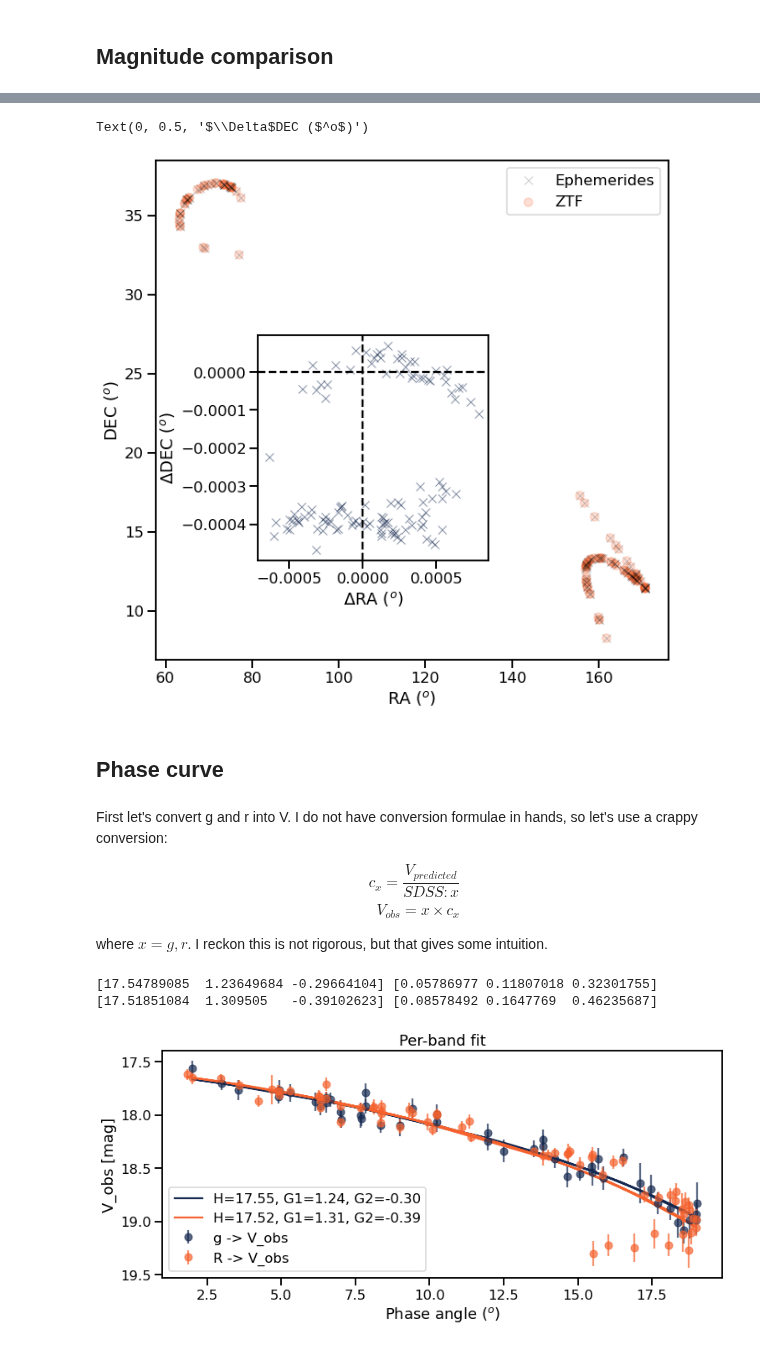
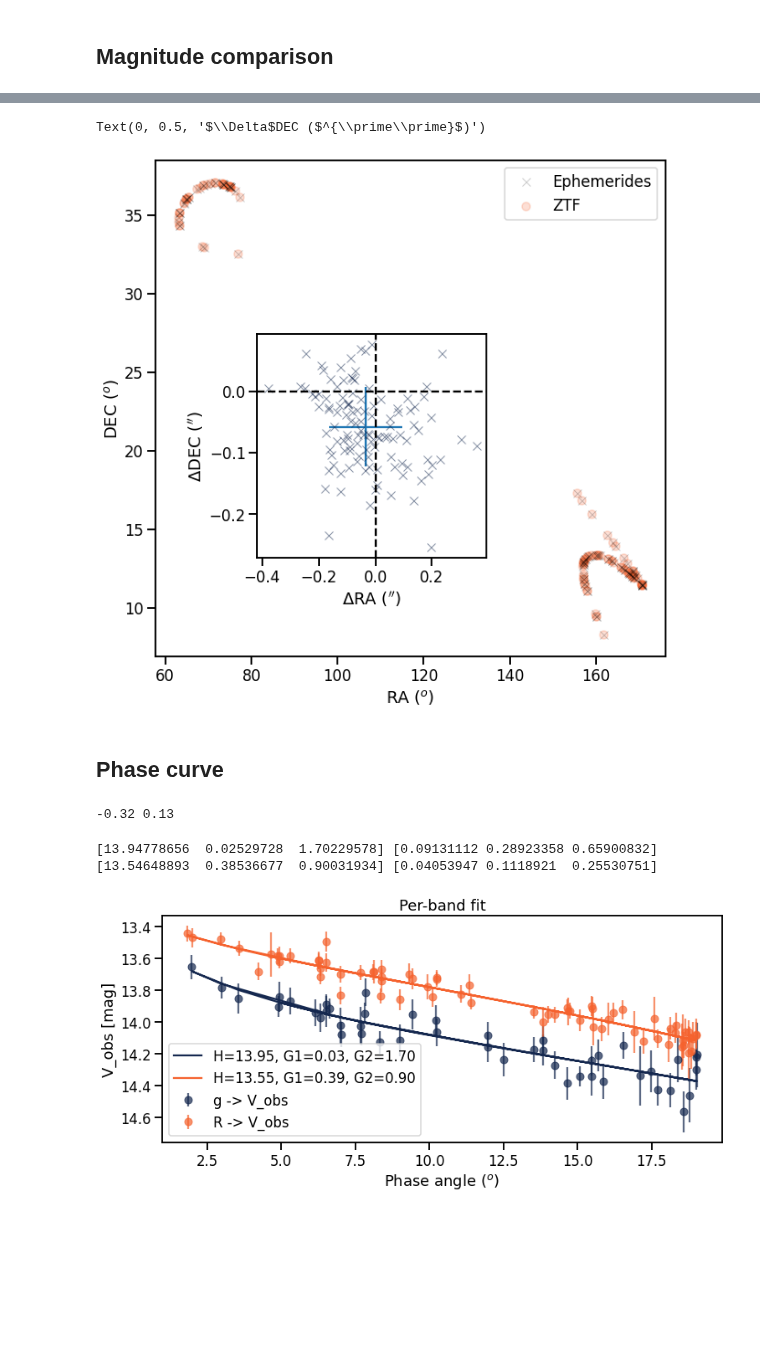
Before and after one commit to astrolabsoftware/fink-tutorials, a Jupyter notebook: sso/fink_sso_imcce.ipynb, the cells around one changed output, grey strips where cells are left out. Saved outputs shown, nothing was run; the diff lists cells and outputs as text; code cells hidden in the pictures; blank space fills up the shorter version.

```diff
--- a/sso/fink_sso_imcce.ipynb
+++ b/sso/fink_sso_imcce.ipynb
@@ -64,6 +76,15 @@ def lin_fit(x, a, b):
     """ Linear function ax + b
     """
     return a*x + b
+
+def sine_fit(x, a, b):
+    """ Sinusoidal function a*sin( 2*(x-b) )
+    :x: float - in degrees
+    :a: float - Amplitude
+    :b: float - Phase offset
+
+    """
+    return a*np.sin( 2*np.radians(x-b) )
 # %% [markdown]
 Let's define some constants:
 # %%
@@ -102,9 +123,8 @@ fink = sso[cols]
 # %%
 # Query ephemerides
 start_t = time.time()
-eph = miriade(ssname, fink['i:jd'] )
+eph = miriade(ssname, fink['i:jd'], observer='I41' )
 end_t = time.time()
-
 print(f"This took {end_t - start_t:.3} seconds.")
 
 sc = SkyCoord(eph['RA'], eph['DEC'], unit=(u.deg, u.deg) )
@@ -113,6 +133,17 @@ eph = eph.drop(columns=['RA','DEC'])
 eph['RA'] = sc.ra.value*15
 eph['Dec'] = sc.dec.value
 
+# Add Ecliptic coordinates
+eph_ec = miriade(ssname, fink['i:jd'], rplane='2' )
+
+sc = SkyCoord(eph_ec['Longitude'], eph_ec['Latitude'], unit=(u.deg, u.deg) )
+eph['Longitude'] = sc.ra.value
+eph['Latitude'] = sc.dec.value
+
+
 # Merge fink & Eph
 info = pd.concat( [eph, fink], axis=1 )
+
+# Compute magnitude reduced to unit distance
+info['i:magpsf_red'] = info['i:magpsf'] - 5*np.log10( info['Dobs']*info['Dhelio'] )
 # %% [output]
@@ -227,27 +247,27 @@ ax.set_ylabel('DEC ($^o$)')
 
 axins = ax.inset_axes([0.2, 0.2, 0.45, 0.45])
 
-axins.plot(sso['i:ra'] - eph.RA, sso['i:dec']- eph.Dec, ls='', color=colors[0], marker='x', alpha=0.5)
+deltaRAcosDEC = (sso['i:ra'] - eph.RA)*np.cos(np.radians(sso['i:dec']))*3600
+deltaDEC = (sso['i:dec']- eph.Dec)*3600
+axins.plot( deltaRAcosDEC, deltaDEC, ls='', color=colors[0], marker='x', alpha=0.5)
+axins.errorbar( np.mean(deltaRAcosDEC), np.mean(deltaDEC), xerr=np.std(deltaRAcosDEC), yerr=np.std(deltaDEC) )
 axins.axhline(0, ls='--', color='black')
 axins.axvline(0, ls='--', color='black')
-axins.set_xlabel(r'$\Delta$RA ($^o$)')
-axins.set_ylabel(r'$\Delta$DEC ($^o$)')
+axins.set_xlabel(r'$\Delta$RA ($^{\prime\prime}$)')
+axins.set_ylabel(r'$\Delta$DEC ($^{\prime\prime}$)')
 # %% [output]
-Text(0, 0.5, '$\\Delta$DEC ($^o$)')
+Text(0, 0.5, '$\\Delta$DEC ($^{\\prime\\prime}$)')
-[figure, old version]
+[figure, new version]
 # %% [markdown]
 ## Phase curve
-# %% [markdown]
-First let's convert g and r into V. I do not have conversion formulae in hands, so let's use a crappy conversion:
-
-$$
-\begin{align}
-c_{x} = \dfrac{V_{predicted}}{SDSS:x} \\
-V_{obs} = x \times c_x
-\end{align}
-$$
-
-where $x=g, r$. I reckon this is not rigorous, but that gives some intuition.
+# %%
+# SSO Color index
+# BCa: I will prepare LSST/ZTF colors to have them at hand
+V_minus_g = -0.32
+V_minus_r = 0.13
+print(V_minus_g, V_minus_r)
+# %% [output]
+-0.32 0.13
 # %%
 def phi1(alpha):
     """ simple form only
@@ -265,7 +285,7 @@ def phi3(alpha):
     return 1 - np.exp(-4 * np.pi * np.tan(alpha / 2)**(2./3))
 
 def V(alpha, H, G1, G2):
-    """ Shall we incorporate the distance?
+    """ Only phase part
     """
     return H - 2.5 * np.log10(G1 * phi1(alpha) + G2 * phi2(alpha) + (1 - G1 - G2) * phi3(alpha))
 # %%
@@ -274,40 +294,43 @@ fig, ax = plt.subplots(figsize=(12, 5))
 for i,f in enumerate(filts):
     cond = info['i:fid']==f
 
-    # stupid conversion
-    conv = (info['VMag'] / info['SDSS:{}'.format(filters[f].lower())])[cond]
+    # Color conversion
+    if filters[f]=='g':
+        color_sso = V_minus_g
+    else:
+        color_sso = V_minus_r
 
-    popt, pcov = curve_fit(V, np.deg2rad(info.loc[cond,'Phase']), info.loc[cond,'i:magpsf'] * conv)
+    popt, pcov = curve_fit(V, np.deg2rad(info.loc[cond,'Phase']), info.loc[cond,'i:magpsf_red'] + color_sso)
     perr = np.sqrt(np.diag(pcov))
     print(popt, perr)
 
     ax.errorbar(
         info.loc[cond,'Phase'],
-        info.loc[cond,'i:magpsf'] * conv,
+        info.loc[cond,'i:magpsf_red'] + color_sso,
         yerr=info.loc[cond,'i:sigmapsf'],
         label='{:} -> V_obs'.format(filters[f]),
         linestyle='None',
         marker='o',
         color=colors[i],
         alpha=0.7
     )
 
     ax.plot(
         info.loc[cond,'Phase'],
         V(np.deg2rad(info.loc[cond,'Phase']), *popt),
         label='H={:.2f}, G1={:.2f}, G2={:.2f}'.format(*popt),
         color=colors[i]
     )
 
 ax.legend(loc='best')
 ax.set_ylim(ax.get_ylim()[::-1])
 ax.set_xlabel('Phase angle ($^o$)')
 ax.set_ylabel('V_obs [mag]')
 ax.set_title('Per-band fit');
 # %% [output]
-[17.54789085  1.23649684 -0.29664104] [0.05786977 0.11807018 0.32301755]
-[17.51851084  1.309505   -0.39102623] [0.08578492 0.1647769  0.46235687]
+[13.94778656  0.02529728  1.70229578] [0.09131112 0.28923358 0.65900832]
+[13.54648893  0.38536677  0.90031934] [0.04053947 0.1118921  0.25530751]
-[figure, old version]
+[figure, new version]
 # %%
 fig, ax = plt.subplots(figsize=(12, 5))
 
```
Also changed, not shown: parts of 8 cells of this notebook.
